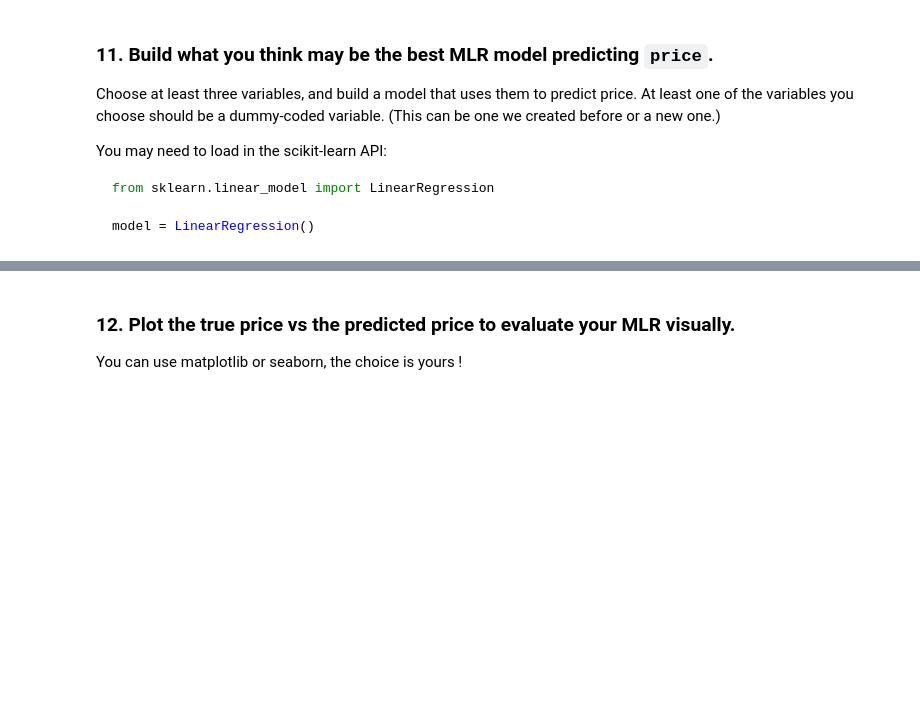
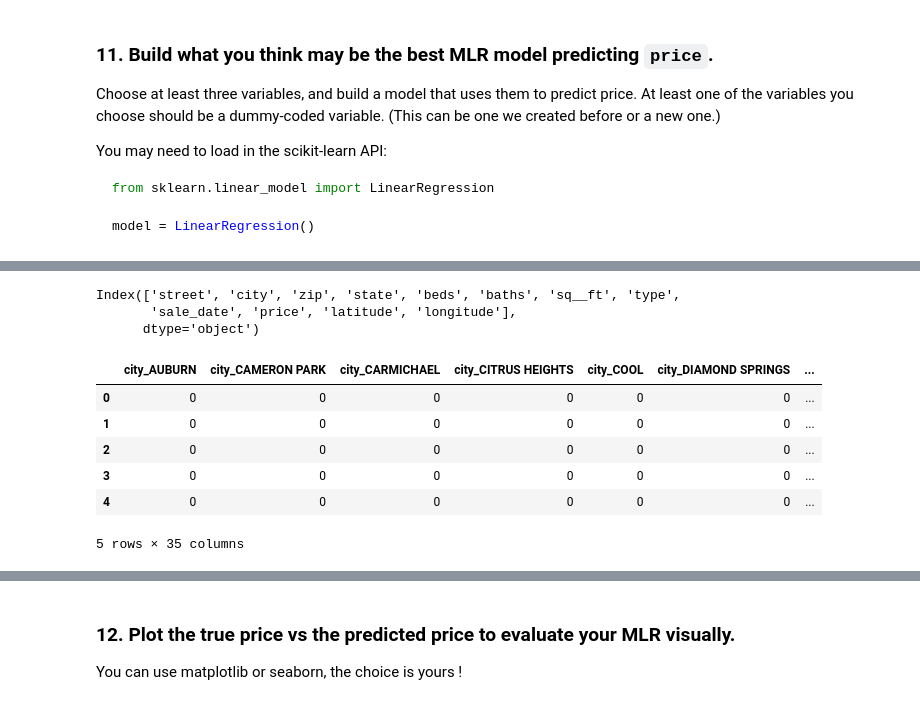
Before and after one commit to milena-seismo/DSB-Unit-03, a Jupyter notebook: labs/01 - Regression-Sacramento/lab-regression-sacramento-Milena Tomanović.ipynb, the cells around one changed output, grey strips where cells are left out. Cells and saved outputs as stored; diff of their text form; code cells hidden in the pictures; blank space fills up the shorter version.

```diff
--- a/labs/01 - Regression-Sacramento/lab-regression-sacramento-Milena Tomanović.ipynb
+++ b/labs/01 - Regression-Sacramento/lab-regression-sacramento-Milena Tomanović.ipynb
@@ -483,0 +498,23 @@ model = LinearRegression()
+# %%
+scr_clean.columns
+# %% [output]
+Index(['street', 'city', 'zip', 'state', 'beds', 'baths', 'sq__ft', 'type',
+       'sale_date', 'price', 'latitude', 'longitude'],
+      dtype='object')
+# %%
+city_dummies = pd.get_dummies(
+    scr_clean["city"],
+    prefix="city",
+    drop_first=True,
+    dtype=int
+)
+
+city_dummies.head()
+# %% [output]
+|  | city_AUBURN | city_CAMERON PARK | city_CARMICHAEL | city_CITRUS HEIGHTS | city_COOL | city_DIAMOND SPRINGS | ... |
+| 0 | 0 | 0 | 0 | 0 | 0 | 0 | ... |
+| 1 | 0 | 0 | 0 | 0 | 0 | 0 | ... |
+| 2 | 0 | 0 | 0 | 0 | 0 | 0 | ... |
+| 3 | 0 | 0 | 0 | 0 | 0 | 0 | ... |
+| 4 | 0 | 0 | 0 | 0 | 0 | 0 | ... |
+5 rows × 35 columns
```
Also changed, not shown: parts of 2 cells of this notebook.
